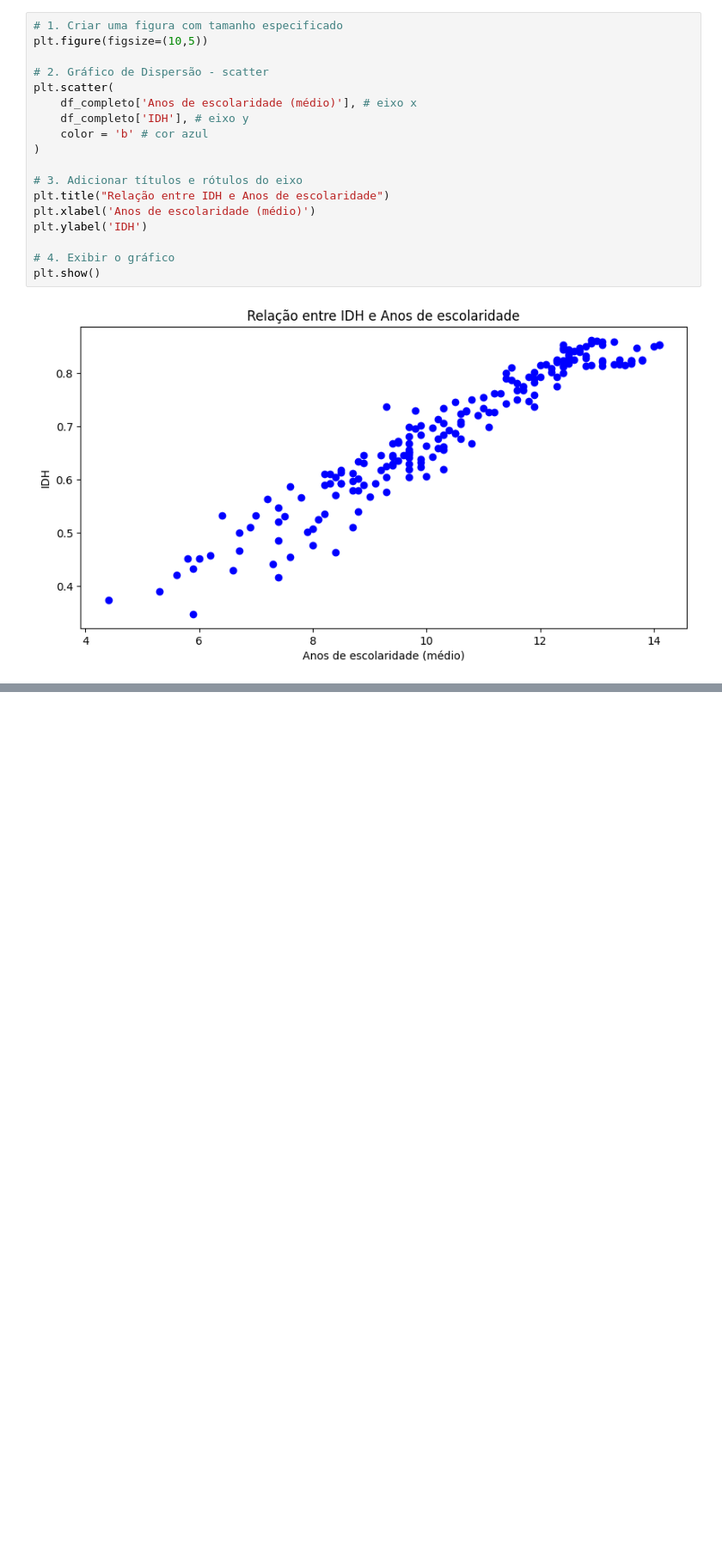
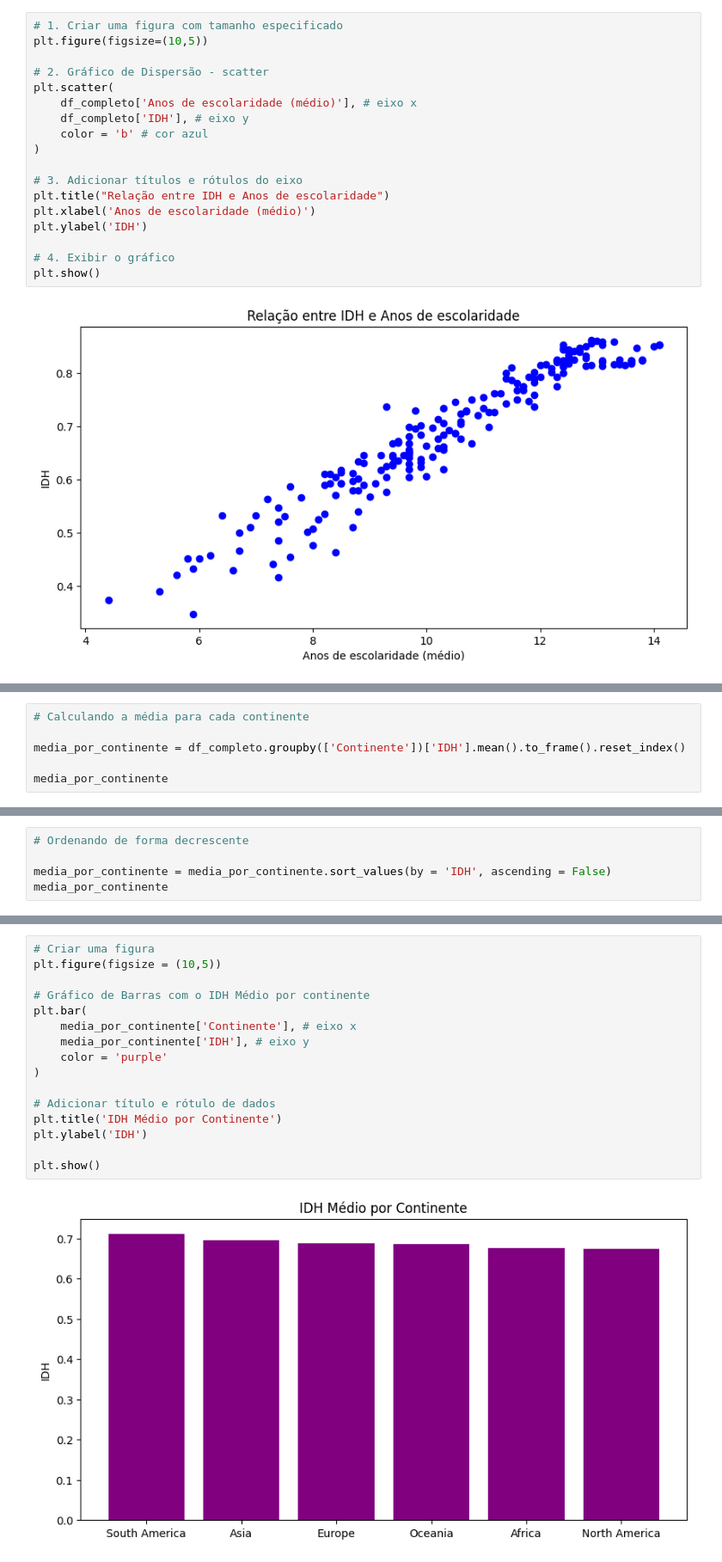
Before and after one commit to amanda-nasc/Ada-e-Artemisia_Dados, a Jupyter notebook: 01 Módulo/analise.ipynb, the cells around one changed output, grey strips where cells are left out. Shown at 86% size. Cells and saved outputs as stored; diff of their text form; blank space fills up the shorter version.

```diff
--- a/01 Módulo/analise.ipynb
+++ b/01 Módulo/analise.ipynb
@@ -355,0 +361,6 @@ plt.show()
+# %%
+# Calculando a média para cada continente
+
+media_por_continente = df_completo.groupby(['Continente'])['IDH'].mean().to_frame().reset_index()
+
+media_por_continente
@@ -355,0 +385,5 @@ plt.show()
+# %%
+# Ordenando de forma decrescente
+
+media_por_continente = media_por_continente.sort_values(by = 'IDH', ascending = False)
+media_por_continente
@@ -355,0 +398,18 @@ plt.show()
+# %%
+# Criar uma figura
+plt.figure(figsize = (10,5))
+
+# Gráfico de Barras com o IDH Médio por continente
+plt.bar(
+    media_por_continente['Continente'], # eixo x
+    media_por_continente['IDH'], # eixo y
+    color = 'purple'
+)
+
+# Adicionar título e rótulo de dados
+plt.title('IDH Médio por Continente')
+plt.ylabel('IDH')
+
+plt.show()
+# %% [output]
+[figure, added]
```
Also changed, not shown: parts of 14 cells of this notebook.
